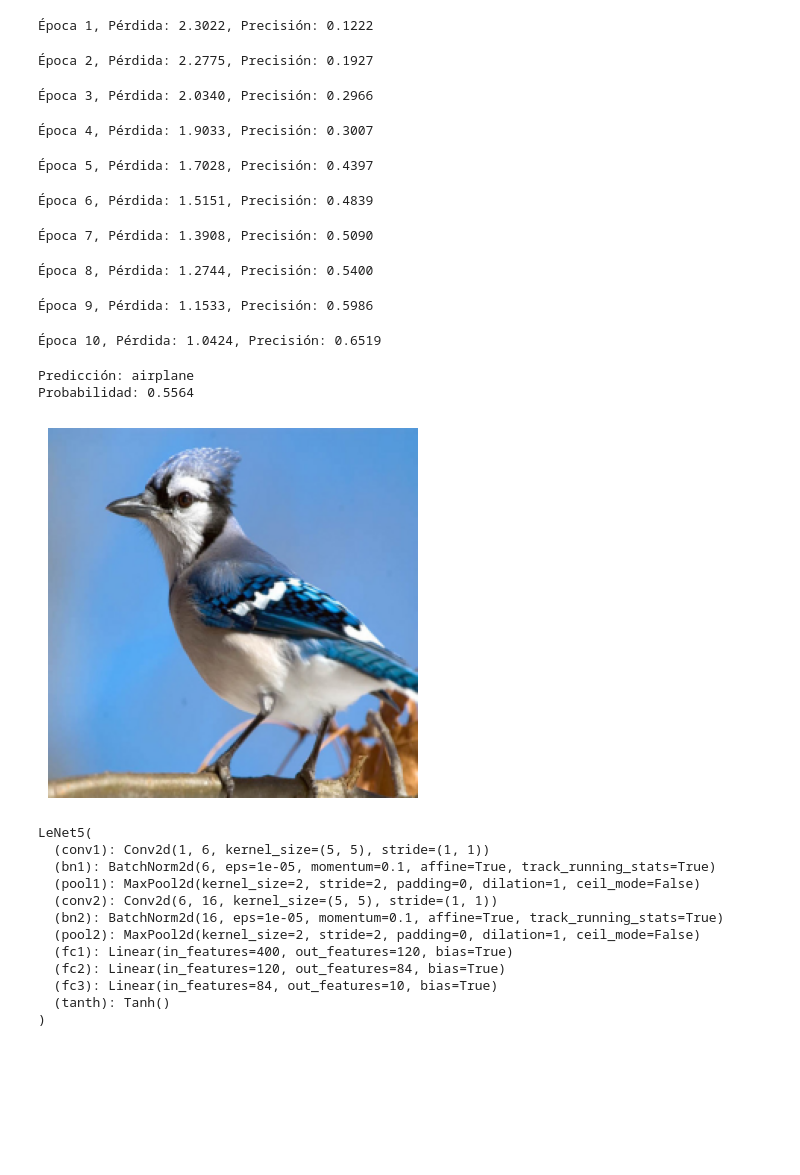
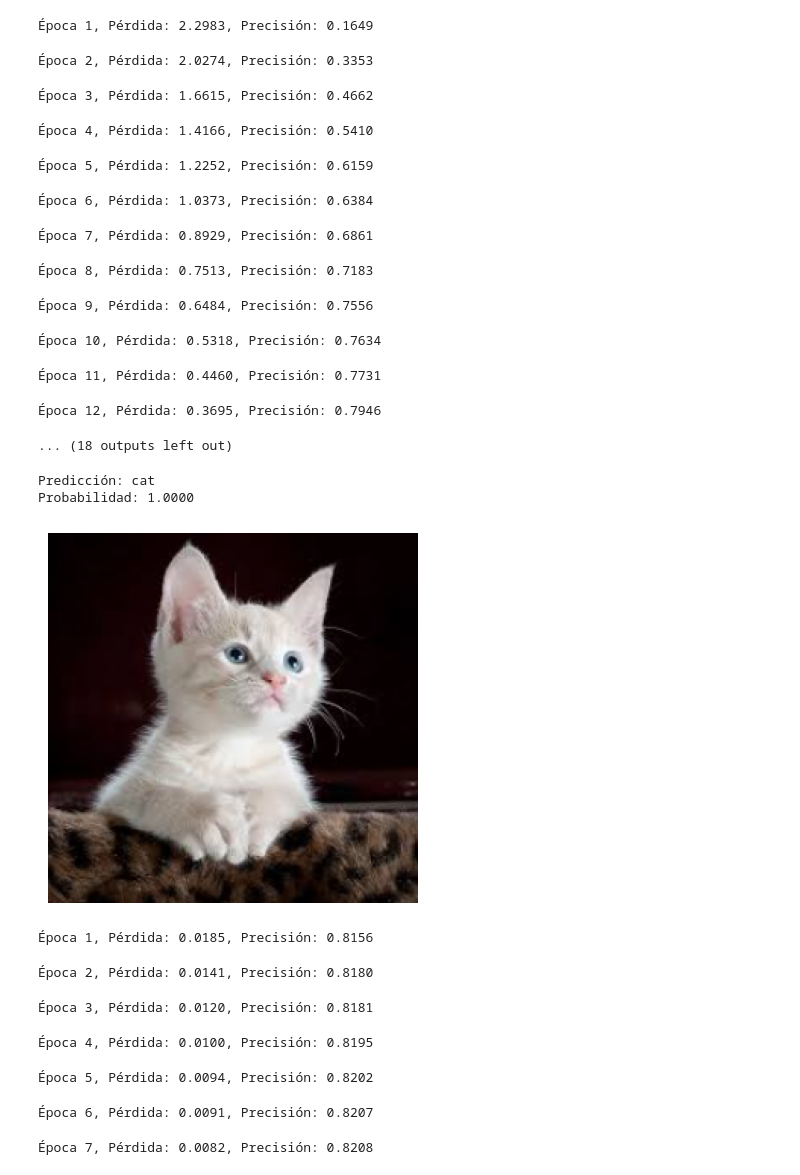
Before and after one commit to JuniorHZ19/ArquitecturasCNN, a Jupyter notebook: AlexNet.ipynb, the cells around one changed output. Drawn from its saved outputs; the diff is of its cells as text; code cells hidden in the pictures; blank space fills up the shorter version.

```diff
--- a/AlexNet.ipynb
+++ b/AlexNet.ipynb
@@ -106,7 +104,7 @@ def trainModel(model, epochs, dataLoader, dataLoader_test, optimiser, funcion_lo
         model.train()  # Establecer el modelo en modo de entrenamiento
 
         # Barra de progreso para el dataloader (para cada época)
-        pbar_dataloader = tqdm(dataLoader, desc=f'Epoca {epoch+1} - Dataloader', position=1, leave=True)
+        pbar_dataloader = tqdm(dataLoader, desc=f'Epoca {epoch+1} - Dataloader',unit='batches', position=1, leave=True)
 
         for batch_data, batch_labels in dataLoader:
             # Mover los datos a la GPU
@@ -130,7 +128,7 @@ def trainModel(model, epochs, dataLoader, dataLoader_test, optimiser, funcion_lo
             epoch_loss += loss.item()
 
             # Actualizar la barra de progreso del dataloader
-            pbar_dataloader.set_postfix(loss=loss.item())  # Mostrar la pérdida en la barra
+            pbar_dataloader.set_postfix(batch_loss=loss.item())  # Mostrar la pérdida en la barra
             pbar_dataloader.update(1)
 
         # Establecer el modelo en modo evaluación
@@ -182,8 +180,8 @@ test_dataset = datasets.CIFAR10(root='./data', train=False, download=True, trans
 
 
 # Crear DataLoaders
-train_loader = DataLoader(train_dataset, batch_size=360, shuffle=True, num_workers=2)
-test_loader = DataLoader(test_dataset, batch_size=360, shuffle=False, num_workers=2)
+train_loader = DataLoader(train_dataset, batch_size=160, shuffle=True, num_workers=2)
+test_loader = DataLoader(test_dataset, batch_size=160, shuffle=False, num_workers=2)
 
 
 data_lote,labels_lote=next(iter(train_loader))
@@ -211,20 +209,23 @@ modelo = Alexnet(input_channel=3).to(device)
 
 criterion = nn.CrossEntropyLoss()
 optimizer = optim.SGD(modelo.parameters(), lr=0.01, momentum=0.9)
-epochs=10
+epochs=30
 
 modelo_entrenado,optimisador_entrenado=trainModel(modelo,epochs,train_loader,test_loader,optimizer,criterion)
 # %% [output]
-Época 1, Pérdida: 2.3022, Precisión: 0.1222
+Época 1, Pérdida: 2.2983, Precisión: 0.1649
-Época 2, Pérdida: 2.2775, Precisión: 0.1927
+Época 2, Pérdida: 2.0274, Precisión: 0.3353
-Época 3, Pérdida: 2.0340, Precisión: 0.2966
+Época 3, Pérdida: 1.6615, Precisión: 0.4662
-Época 4, Pérdida: 1.9033, Precisión: 0.3007
+Época 4, Pérdida: 1.4166, Precisión: 0.5410
-Época 5, Pérdida: 1.7028, Precisión: 0.4397
+Época 5, Pérdida: 1.2252, Precisión: 0.6159
-Época 6, Pérdida: 1.5151, Precisión: 0.4839
+Época 6, Pérdida: 1.0373, Precisión: 0.6384
-Época 7, Pérdida: 1.3908, Precisión: 0.5090
+Época 7, Pérdida: 0.8929, Precisión: 0.6861
-Época 8, Pérdida: 1.2744, Precisión: 0.5400
+Época 8, Pérdida: 0.7513, Precisión: 0.7183
-Época 9, Pérdida: 1.1533, Precisión: 0.5986
+Época 9, Pérdida: 0.6484, Precisión: 0.7556
-Época 10, Pérdida: 1.0424, Precisión: 0.6519
+Época 10, Pérdida: 0.5318, Precisión: 0.7634
+Época 11, Pérdida: 0.4460, Precisión: 0.7731
+Época 12, Pérdida: 0.3695, Precisión: 0.7946
+... (18 outputs left out)
 # %%
 import torch
 from PIL import Image
@@ -233,7 +234,7 @@ import torch.nn.functional as F
 from torchvision import transforms
 
 # Ruta de la imagen
-file_path = "/content/ave.jpeg"  # @param {type:"string"}
+file_path = "/content/images.jpg"  # @param {type:"string"}
 
 # Cargar la imagen
 img = Image.open(file_path)
@@ -259,36 +260,36 @@ with torch.no_grad():
     output = modelo_entrenado(tensor_img)
 
 # Calcular las probabilidades con softmax
 probabilities = F.softmax(output, dim=1)
 
 # Obtener el índice de la clase con la mayor probabilidad
 max_value, max_index = torch.max(probabilities, dim=1)
 
 # Definir las clases (dígitos de 0 a 9)
 classes = ['airplane', 'automobile', 'bird', 'cat', 'deer', 'dog', 'frog', 'horse', 'ship', 'truck']
 
 
 # Imprimir la predicción y la probabilidad
 print(f'Predicción: {classes[max_index.item()]}')
 print(f'Probabilidad: {max_value.item():.4f}')
 
 tensor_img = tensor_img.squeeze(0)  # Eliminar la dimensión de batch, si es necesario
 
 # Deshacer la normalización (si fue realizada previamente)
 
 
 
 # Convertir de tensor a imagen PIL
 to_pil = transforms.ToPILImage()
 image = to_pil(tensor_img)
 # Mostrar la imagen
 plt.imshow(image)
 plt.axis('off')  # Desactivar los ejes para solo mostrar la imagen
 plt.show()
 # %% [output]
-Predicción: airplane
-Probabilidad: 0.5564
+Predicción: cat
+Probabilidad: 1.0000
-[figure, old version]
+[figure, new version]
 # %%
 #Guardar modelo y optimzador:
 
@@ -299,28 +300,26 @@ torch.save({
 # %%
 #Cargar Modelo Entrenado
 
-modelo_entrenado = LeNet5()  # Asegúrate de definir la clase antes
-optimizer_entrenado = optim.SGD(modelo.parameters(), lr=0.01, momentum=0.9)  # Define el optimizador
+modelo = Alexnet(input_channel=3).to(device)  # Asegúrate de definir la clase antes
+optimizer = optim.SGD(modelo.parameters(), lr=0.001, momentum=0.9)  # Define el optimizador
 
 # Cargar el checkpoint
 checkpoint = torch.load('checkpoint.pth')
 
 # Restaurar el estado del modelo y el optimizador
-modelo_entrenado.load_state_dict(checkpoint['model_state_dict'])
-optimizer_entrenado.load_state_dict(checkpoint['optimizer_state_dict'])
+modelo.load_state_dict(checkpoint['model_state_dict'])
+optimizer.load_state_dict(checkpoint['optimizer_state_dict'])
 
-# Si estás en modo de predicción, coloca el modelo en modo evaluación
-modelo_entrenado.eval()
+for param_group in optimizer.param_groups: #cambimos hiperparamtros de nuestro optimzador
+    param_group['lr'] = 0.0001
+
+epochs=10
+modelo_entrenado,optimisador_entrenado=trainModel(modelo,epochs,train_loader,test_loader,optimizer,criterion)
 # %% [output]
-LeNet5(
-  (conv1): Conv2d(1, 6, kernel_size=(5, 5), stride=(1, 1))
-  (bn1): BatchNorm2d(6, eps=1e-05, momentum=0.1, affine=True, track_running_stats=True)
-  (pool1): MaxPool2d(kernel_size=2, stride=2, padding=0, dilation=1, ceil_mode=False)
-  (conv2): Conv2d(6, 16, kernel_size=(5, 5), stride=(1, 1))
-  (bn2): BatchNorm2d(16, eps=1e-05, momentum=0.1, affine=True, track_running_stats=True)
-  (pool2): MaxPool2d(kernel_size=2, stride=2, padding=0, dilation=1, ceil_mode=False)
-  (fc1): Linear(in_features=400, out_features=120, bias=True)
-  (fc2): Linear(in_features=120, out_features=84, bias=True)
-  (fc3): Linear(in_features=84, out_features=10, bias=True)
-  (tanth): Tanh()
-)
+Época 1, Pérdida: 0.0185, Precisión: 0.8156
+Época 2, Pérdida: 0.0141, Precisión: 0.8180
+Época 3, Pérdida: 0.0120, Precisión: 0.8181
+Época 4, Pérdida: 0.0100, Precisión: 0.8195
+Época 5, Pérdida: 0.0094, Precisión: 0.8202
+Época 6, Pérdida: 0.0091, Precisión: 0.8207
+Época 7, Pérdida: 0.0082, Precisión: 0.8208
```
Also changed, not shown: parts of 3 cells of this notebook.
